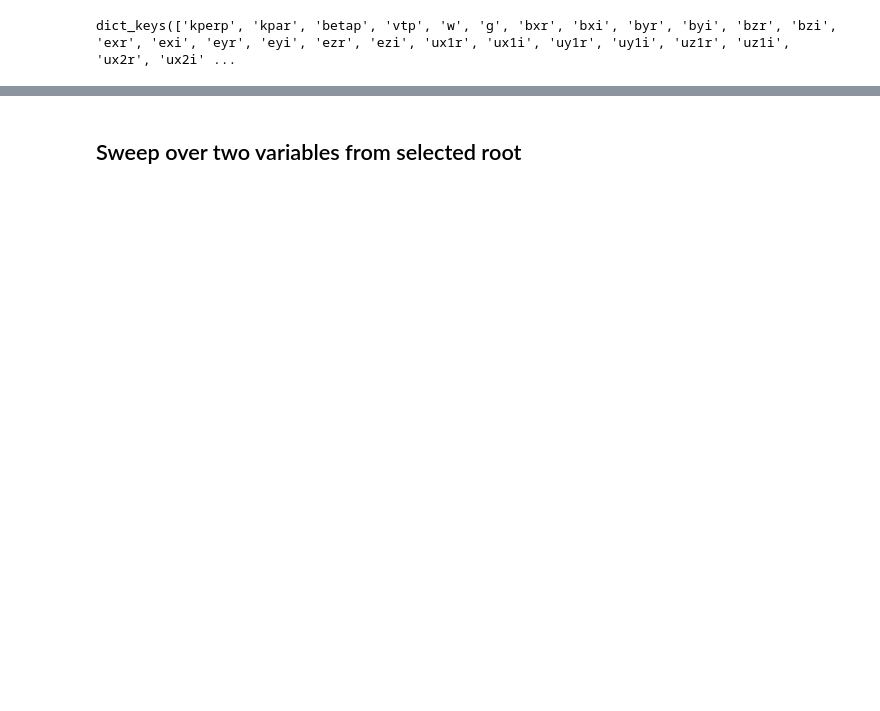
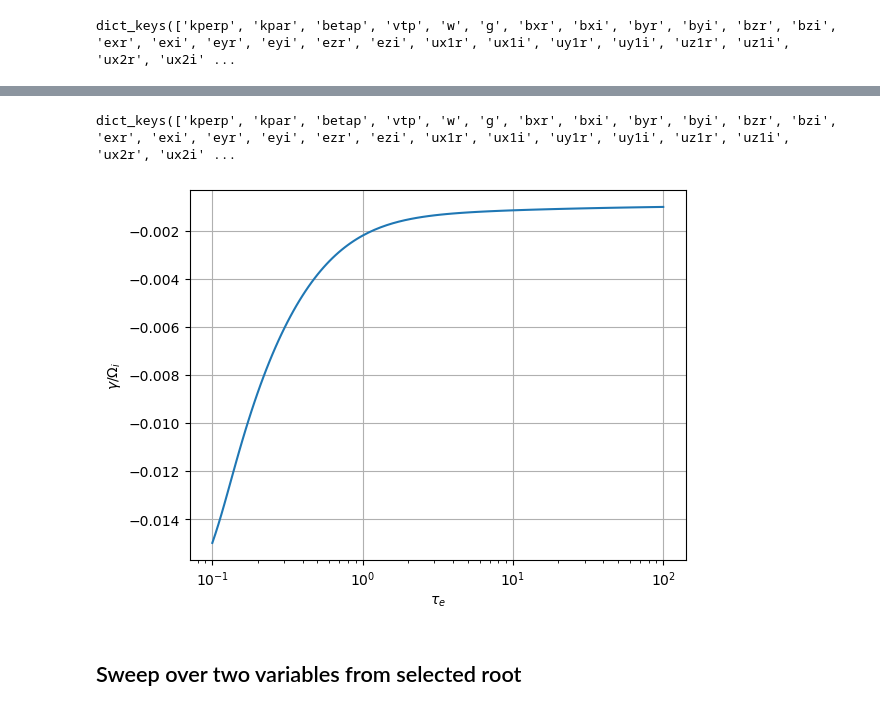
Before and after one commit to kgklein/PLUME, a Jupyter notebook: examplelinfpc.ipynb, the cells around one changed output, grey strips where cells are left out. Saved outputs shown, nothing was run; the diff lists cells and outputs as text; code cells hidden in the pictures; blank space fills up the shorter version.

```diff
--- a/examplelinfpc.ipynb
+++ b/examplelinfpc.ipynb
@@ -259,2 +165,33 @@ plt.close()
+# %%
+#sweep over species parameters too
+sweepvarkey = 'tauS' #change this variable to sweep over other variables
+                      #wrapper currently supports kperp, kpar, betap, and vtp sweeps
+                      #see readme for all available sweep options
+stylenum = 2 #2 to change second species tauS
+sweepmin = .1
+sweepmax = 100
+root = roots[rootidx]
+inputflnm = inputfldr+'sweep'
+outputname = 'sweep'
+sweep = lfpc.make_sweeps_that_branch_from_params(plumeinput,stylenum,sweepvarkey,sweepmin,sweepmax,root,inputflnm,outputname,outlog='outlog',nsamps=50,verbose=False)
+# %%
+sweep.keys()
+# %% [output]
+dict_keys(['kperp', 'kpar', 'betap', 'vtp', 'w', 'g', 'bxr', 'bxi', 'byr', 'byi', 'bzr', 'bzi', 'exr', 'exi', 'eyr', 'eyi', 'ezr', 'ezi', 'ux1r', 'ux1i', 'uy1r', 'uy1i', 'uz1r', 'uz1i', 'ux2r', 'ux2i' ...
+# %%
+xkey = 'p2tau'
+ykey = 'g'
+xlabel = r"$\tau_e$"
+ylabel = r"$\gamma / \Omega_i$"
+ylim = []
+xlim = []
+root = roots[rootidx]
+
+plot_root = False #will plot scatter point x,y = sweep[xkey],sweep['w'] for value at input kperp,kpar,omega. This is the origin of the sweep
+
+flnm = 'figures/'+filetag+'/'+filetag+'dispreltotpower.png'
+lp.plot_disp_rel(plumeinput, root, sweep, xkey, ykey, xlabel, ylabel, flnm=flnm, plot_root = plot_root, xlim = xlim, ylim = ylim)
+# %% [output]
+[figure, added]
 # %% [markdown]
 ## Sweep over two variables from selected root
```
Also changed, not shown: parts of 29 cells of this notebook, 2 other files.
